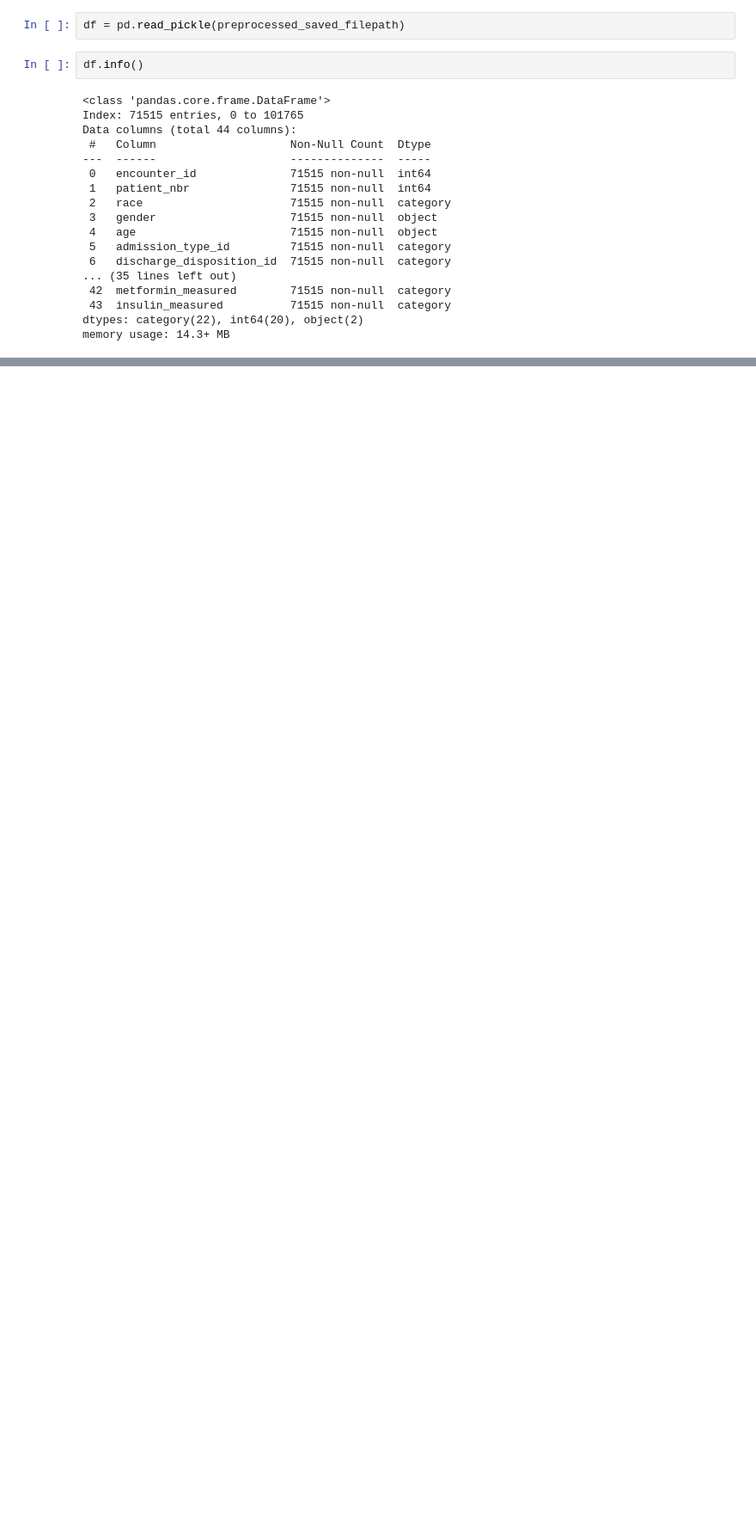
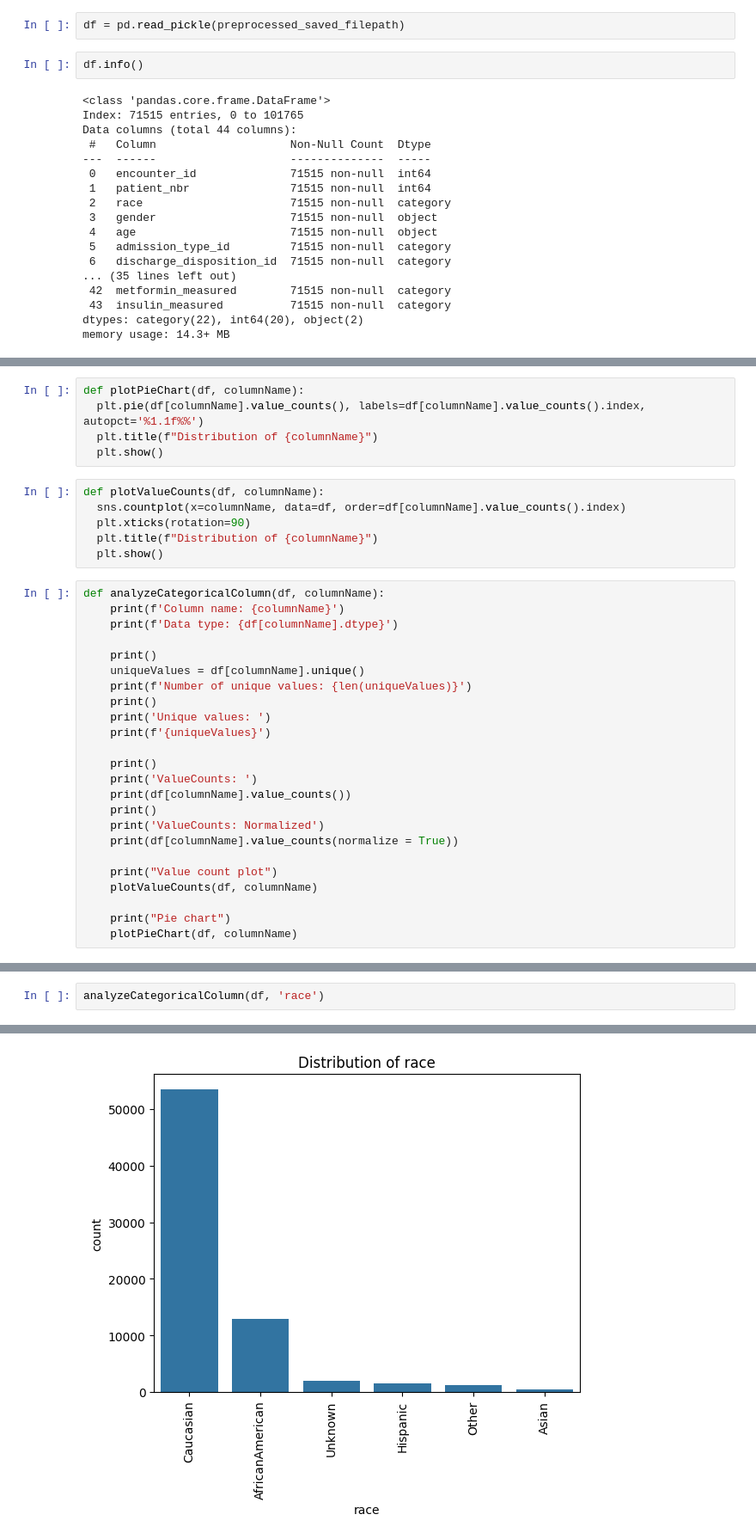
Before and after one commit to abhitoshj/diabetes-readmission, a Jupyter notebook: Code/03-eda-univariate.ipynb, the cells around one changed output, grey strips where cells are left out. Shown at 86% size. Drawn from its saved outputs; the diff is of its cells as text; blank space fills up the shorter version.

```diff
--- a/Code/03-eda-univariate.ipynb
+++ b/Code/03-eda-univariate.ipynb
@@ -47,0 +64,35 @@ memory usage: 14.3+ MB
+# %%
+def plotPieChart(df, columnName):
+  plt.pie(df[columnName].value_counts(), labels=df[columnName].value_counts().index, autopct='%1.1f%%')
+  plt.title(f"Distribution of {columnName}")
+  plt.show()
+# %%
+def plotValueCounts(df, columnName):
+  sns.countplot(x=columnName, data=df, order=df[columnName].value_counts().index)
+  plt.xticks(rotation=90)
+  plt.title(f"Distribution of {columnName}")
+  plt.show()
+# %%
+def analyzeCategoricalColumn(df, columnName):
+    print(f'Column name: {columnName}')
+    print(f'Data type: {df[columnName].dtype}')
+
+    print()
+    uniqueValues = df[columnName].unique()
+    print(f'Number of unique values: {len(uniqueValues)}')
+    print()
+    print('Unique values: ')
+    print(f'{uniqueValues}')
+
+    print()
+    print('ValueCounts: ')
+    print(df[columnName].value_counts())
+    print()
+    print('ValueCounts: Normalized')
+    print(df[columnName].value_counts(normalize = True))
+
+    print("Value count plot")
+    plotValueCounts(df, columnName)
+
+    print("Pie chart")
+    plotPieChart(df, columnName)
@@ -47,0 +101,3 @@ memory usage: 14.3+ MB
+# %%
+analyzeCategoricalColumn(df, 'race')
+# %% [output]
@@ -47,0 +121 @@ memory usage: 14.3+ MB
+[figure, added]
```
Also changed, not shown: parts of 15 cells of this notebook, 1 other file.
